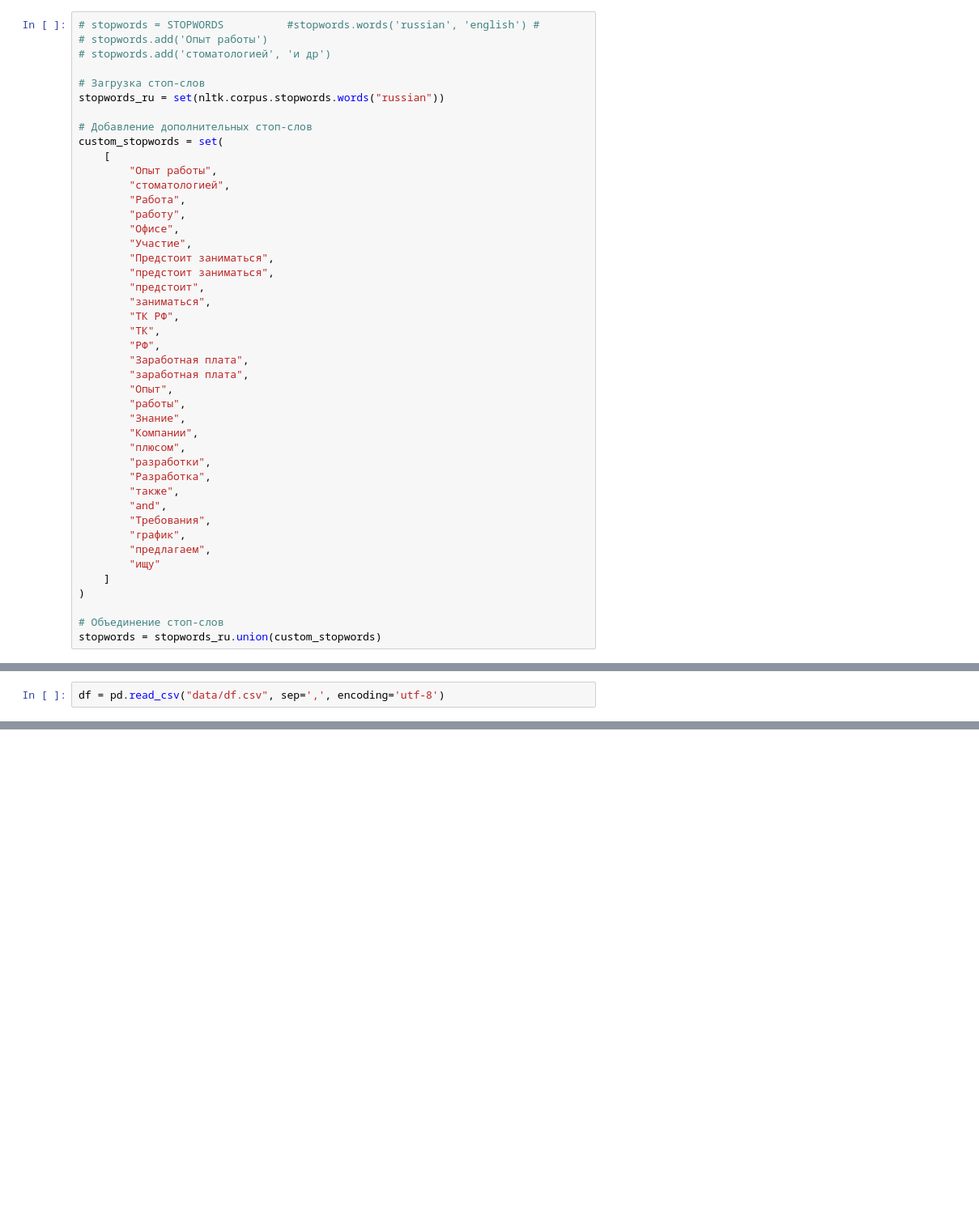
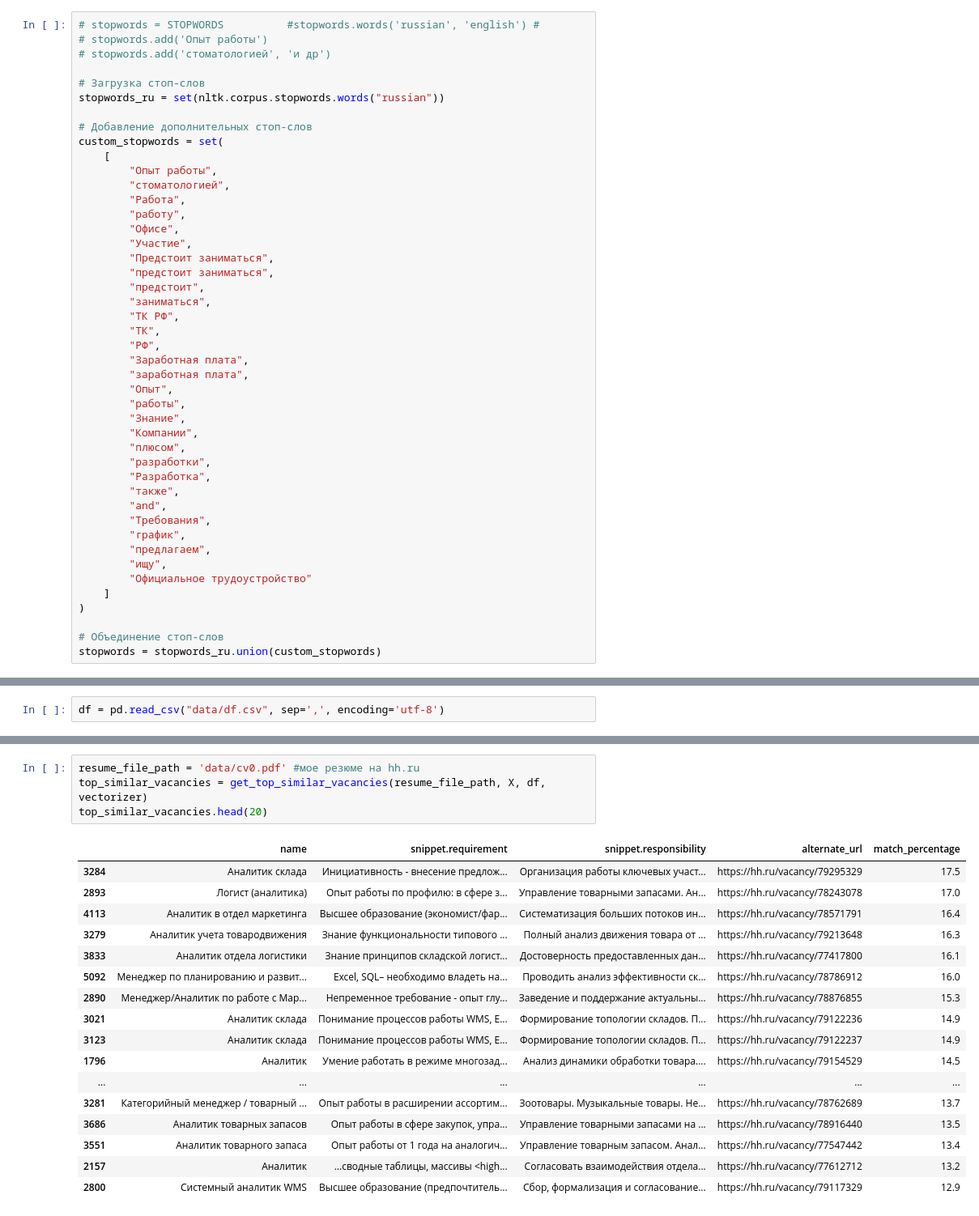
Before and after one commit to maima1810/hh_project, a Jupyter notebook: hh_project.ipynb, the cells around one changed output, grey strips where cells are left out. Shown at 81% size. Cells and saved outputs as stored; diff of their text form; blank space fills up the shorter version.

```diff
--- a/hh_project.ipynb
+++ b/hh_project.ipynb
@@ -1212,7 +1300,8 @@ custom_stopwords = set(
         "Требования",
         "график",
         "предлагаем",
-        "ищу"
+        "ищу",
+        "Официальное трудоустройство"
     ]
 )
 
@@ -1654,3 +1927,25 @@ top_similar_vacancies.head(20)
+# %%
+resume_file_path = 'data/cv0.pdf' #мое резюме на hh.ru
+top_similar_vacancies = get_top_similar_vacancies(resume_file_path, X, df, vectorizer)
+top_similar_vacancies.head(20)
+# %% [output]
+|  | name | snippet.requirement | snippet.responsibility | alternate_url | match_percentage |
+| 3284 | Аналитик склада | Инициативность - внесение предлож... | Организация работы ключевых участ... | https://hh.ru/vacancy/79295329 | 17.5 |
+| 2893 | Логист (аналитика) | Опыт работы по профилю: в сфере з... | Управление товарными запасами. Ан... | https://hh.ru/vacancy/78243078 | 17.0 |
+| 4113 | Аналитик в отдел маркетинга | Высшее образование (экономист/фар... | Систематизация больших потоков ин... | https://hh.ru/vacancy/78571791 | 16.4 |
+| 3279 | Аналитик учета товародвижения | Знание функциональности типового ... | Полный анализ движения товара от ... | https://hh.ru/vacancy/79213648 | 16.3 |
+| 3833 | Аналитик отдела логистики | Знание принципов складской логист... | Достоверность предоставленных дан... | https://hh.ru/vacancy/77417800 | 16.1 |
+| 5092 | Менеджер по планированию и развит... | Excel, SQL– необходимо владеть на... | Проводить анализ эффективности ск... | https://hh.ru/vacancy/78786912 | 16.0 |
+| 2890 | Менеджер/Аналитик по работе с Мар... | Непременное требование - опыт глу... | Заведение и поддержание актуальны... | https://hh.ru/vacancy/78876855 | 15.3 |
+| 3021 | Аналитик склада | Понимание процессов работы WMS, E... | Формирование топологии складов. П... | https://hh.ru/vacancy/79122236 | 14.9 |
+| 3123 | Аналитик склада | Понимание процессов работы WMS, E... | Формирование топологии складов. П... | https://hh.ru/vacancy/79122237 | 14.9 |
+| 1796 | Аналитик | Умение работать в режиме многозад... | Анализ динамики обработки товара.... | https://hh.ru/vacancy/79154529 | 14.5 |
+| ... | ... | ... | ... | ... | ... |
+| 3281 | Категорийный менеджер / товарный ... | Опыт работы в расширении ассортим... | Зоотовары. Музыкальные товары. Не... | https://hh.ru/vacancy/78762689 | 13.7 |
+| 3686 | Аналитик товарных запасов | Опыт работы в сфере закупок, упра... | Управление товарными запасами на ... | https://hh.ru/vacancy/78916440 | 13.5 |
+| 3551 | Аналитик товарного запаса | Опыт работы от 1 года на аналогич... | Управление товарным запасом. Анал... | https://hh.ru/vacancy/77547442 | 13.4 |
+| 2157 | Аналитик | ...сводные таблицы, массивы <high... | Согласовать взаимодействия отдела... | https://hh.ru/vacancy/77612712 | 13.2 |
+| 2800 | Системный аналитик WMS | Высшее образование (предпочтитель... | Сбор, формализация и согласование... | https://hh.ru/vacancy/79117329 | 12.9 |
 # %%
 # Проверка на резюме сеньора с hh.ru
 
```
Also changed, not shown: parts of 41 cells of this notebook, 5 other files.
